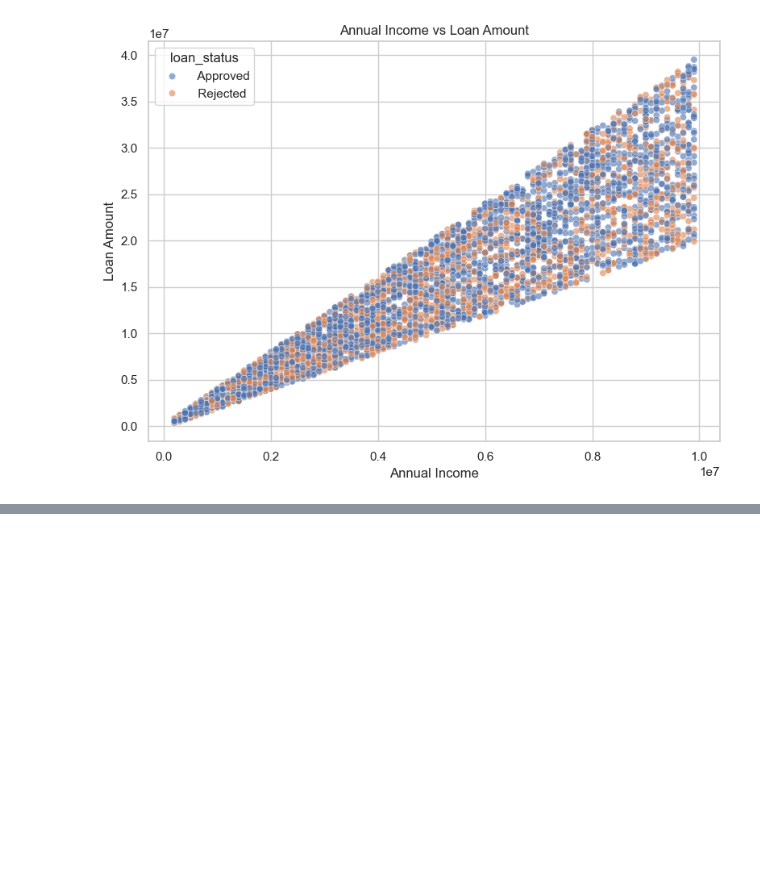
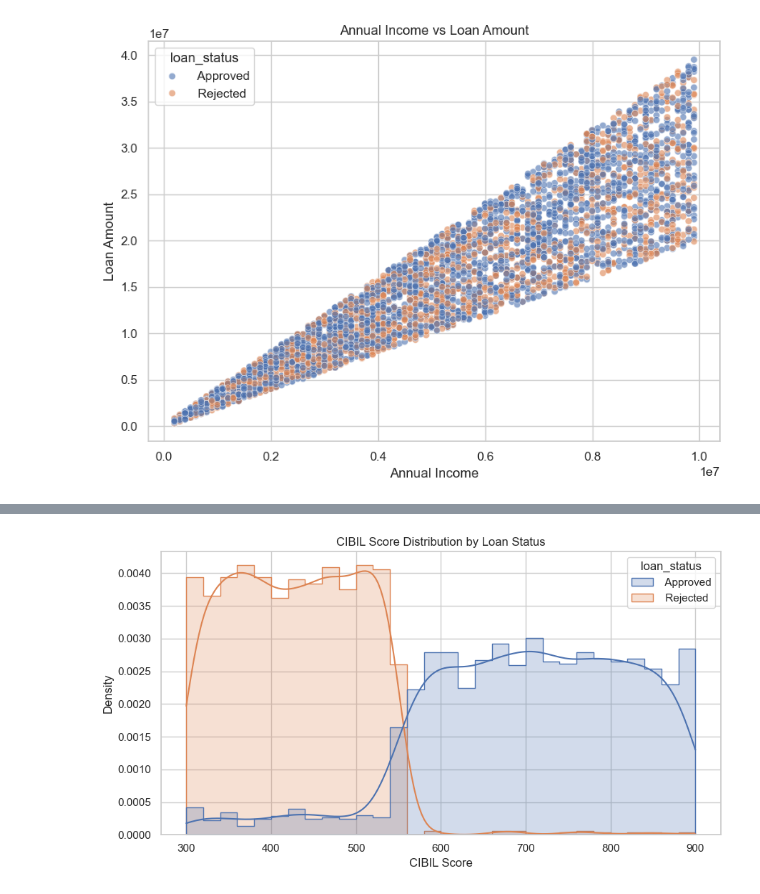
Before and after one commit to EmanQazii/loan-approval-prediction-model, a Jupyter notebook: notebooks/Loan_Approval_Prediction.ipynb, the cells around one changed output, grey strips where cells are left out. Cells and saved outputs as stored; diff of their text form; code cells hidden in the pictures; blank space fills up the shorter version.

```diff
--- a/notebooks/Loan_Approval_Prediction.ipynb
+++ b/notebooks/Loan_Approval_Prediction.ipynb
@@ -673,0 +786,27 @@ plt.show()
+# %%
+plt.figure(figsize=(9, 5))
+sns.histplot(
+    data=df,
+    x="cibil_score",
+    hue="loan_status",
+    bins=30,
+    kde=True,
+    element="step",
+    stat="density",
+    common_norm=False
+)
+plt.title("CIBIL Score Distribution by Loan Status")
+plt.xlabel("CIBIL Score")
+plt.ylabel("Density")
+
+plt.tight_layout()
+
+plt.savefig(
+    "../outputs/cibil_distribution_by_loan_status.png",
+    dpi=300,
+    bbox_inches="tight"
+)
+
+plt.show()
+# %% [output]
+[figure, added]
```
Also changed, not shown: parts of 42 cells of this notebook, 2 other files.
